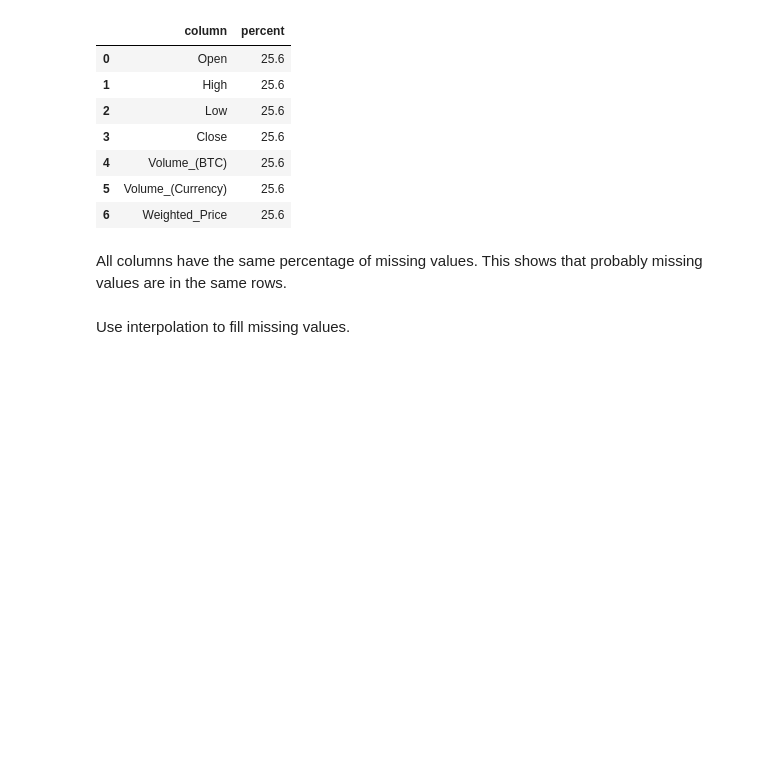
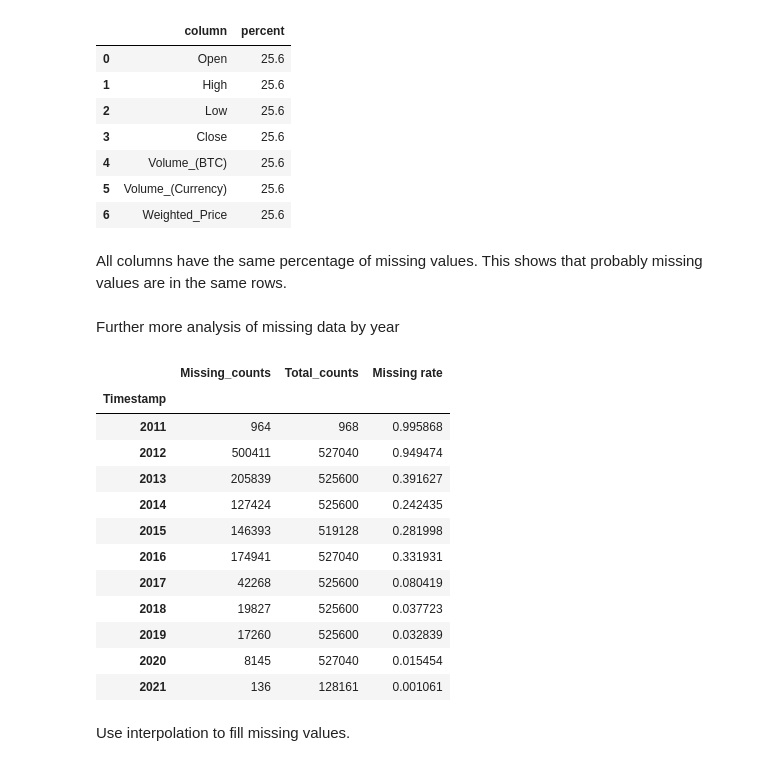
Before and after one commit to zhouchun0105/BA780-project, a Jupyter notebook: SUBMIT_Bitcoin_Price_and_Movement_Prediction.ipynb, the cells around one changed output. Drawn from its saved outputs; the diff is of its cells as text; code cells hidden in the pictures; blank space fills up the shorter version.

```diff
--- a/SUBMIT_Bitcoin_Price_and_Movement_Prediction.ipynb
+++ b/SUBMIT_Bitcoin_Price_and_Movement_Prediction.ipynb
@@ -131,8 +136,34 @@ missed
 | 4 | Volume_(BTC) | 25.6 |
 | 5 | Volume_(Currency) | 25.6 |
 | 6 | Weighted_Price | 25.6 |
+# %%
+is_NaN = df.isnull()
+row_has_NaN = is_NaN.any(axis=1)
+rows_with_NaN = df[row_has_NaN]
+is_NaN.index = is_NaN.index.year
 # %% [markdown]
 All columns have the same percentage of missing values. This shows that probably missing values are in the same rows.
+# %% [markdown]
+Further more analysis of missing data by year
+# %%
+missing_by_yr = is_NaN.groupby(is_NaN.index).Open.agg('sum').to_frame().join(is_NaN.index.value_counts().to_frame())
+missing_by_yr.columns=["Missing_counts", "Total_counts"]
+missing_by_yr["Missing rate"] = missing_by_yr.Missing_counts/missing_by_yr.Total_counts
+missing_by_yr
+# %% [output]
+|  | Missing_counts | Total_counts | Missing rate |
+| Timestamp |  |  |  |
+| 2011 | 964 | 968 | 0.995868 |
+| 2012 | 500411 | 527040 | 0.949474 |
+| 2013 | 205839 | 525600 | 0.391627 |
+| 2014 | 127424 | 525600 | 0.242435 |
+| 2015 | 146393 | 519128 | 0.281998 |
+| 2016 | 174941 | 527040 | 0.331931 |
+| 2017 | 42268 | 525600 | 0.080419 |
+| 2018 | 19827 | 525600 | 0.037723 |
+| 2019 | 17260 | 525600 | 0.032839 |
+| 2020 | 8145 | 527040 | 0.015454 |
+| 2021 | 136 | 128161 | 0.001061 |
 # %% [markdown]
 Use interpolation to fill missing values.
 # %%
```
Also changed, not shown: parts of 96 cells of this notebook.
